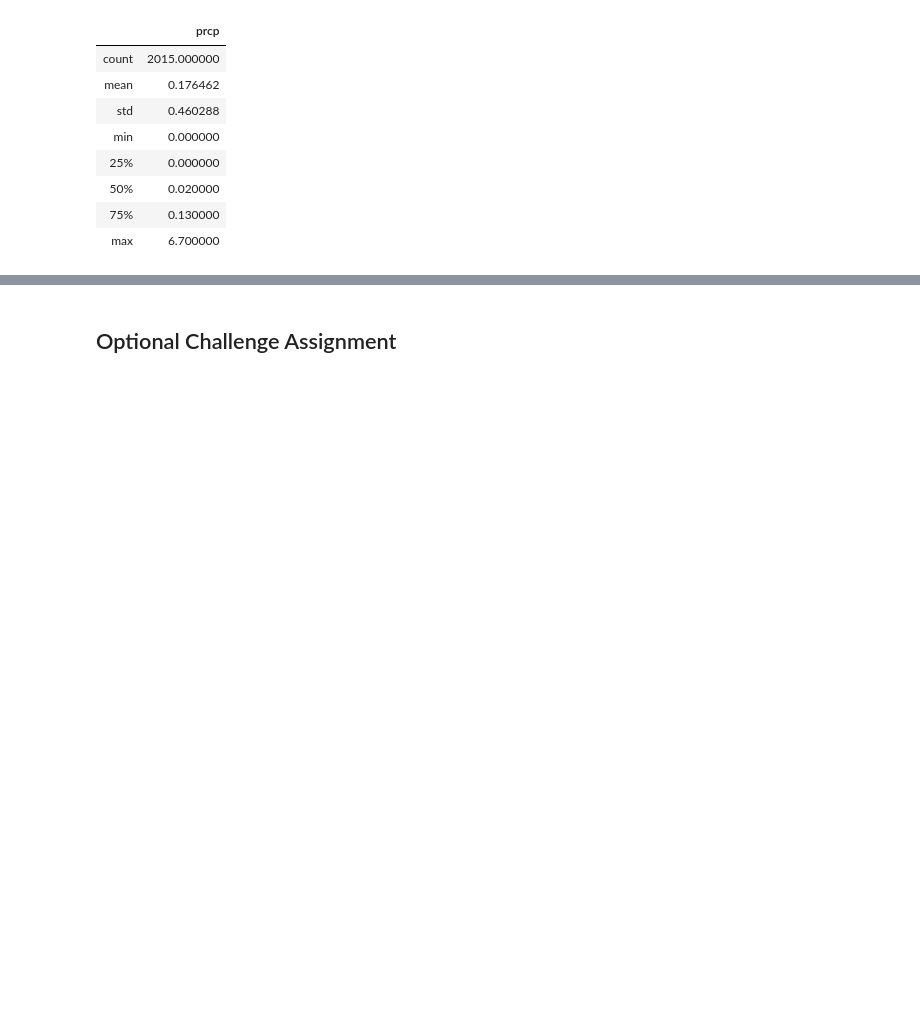
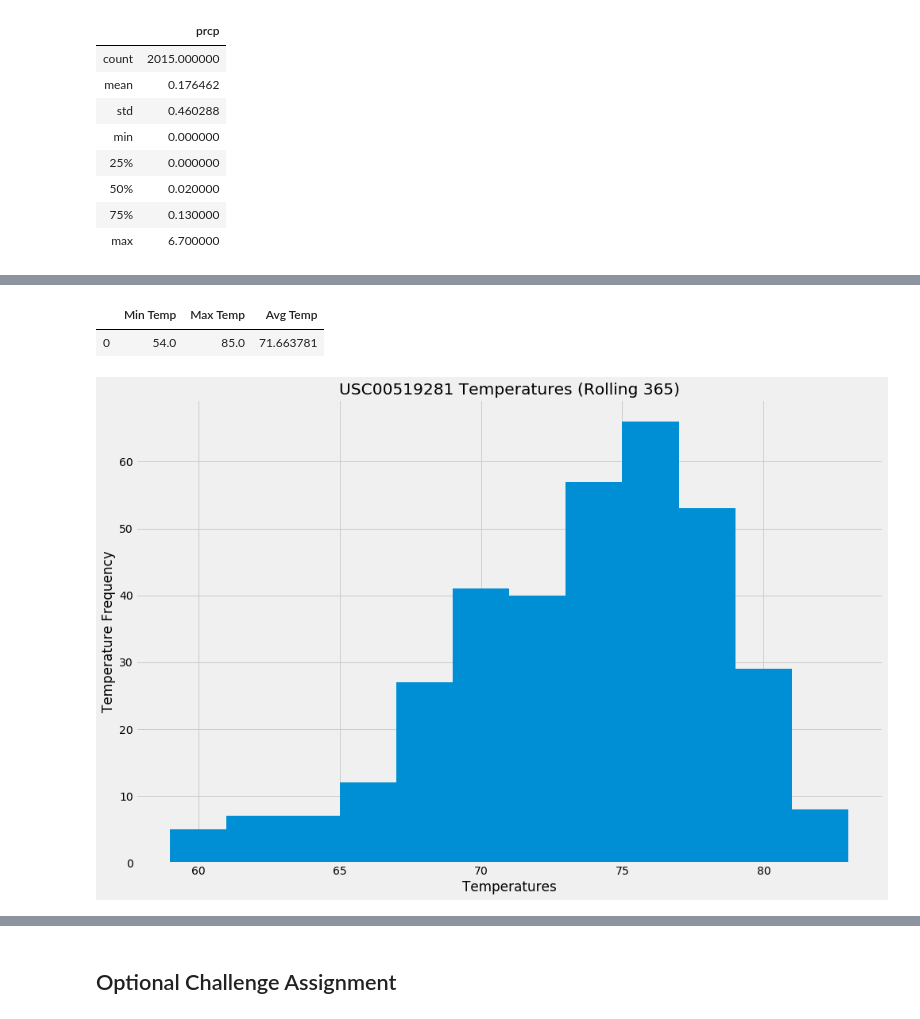
Before and after one commit to herge008/sqlalchemy-challenge, a Jupyter notebook: surfs_up.ipynb, the cells around one changed output, grey strips where cells are left out. Saved outputs shown, nothing was run; the diff lists cells and outputs as text; code cells hidden in the pictures; blank space fills up the shorter version.

```diff
--- a/surfs_up.ipynb
+++ b/surfs_up.ipynb
@@ -114,9 +122,32 @@ df.describe()
 # %%
 # Using the station id from the previous query, calculate the lowest temperature recorded,
 # highest temperature recorded, and average temperature of the most active station?
+station_stats=session.query(func.min(Measurement.tobs),func.max(Measurement.tobs),func.avg(Measurement.tobs)).\
+    filter(Measurement.station == 'USC00519281').all()
+df_station_stats = pd.DataFrame(station_stats, columns=['Min Temp', 'Max Temp', 'Avg Temp'])
+df_station_stats
+# %% [output]
+|  | Min Temp | Max Temp | Avg Temp |
+| 0 | 54.0 | 85.0 | 71.663781 |
 # %%
 # Choose the station with the highest number of temperature observations.
 # Query the last 12 months of temperature observation data for this station and plot the results as a histogram
+hist_data=session.query(Measurement.tobs).\
+    filter(Measurement.station == 'USC00519281').\
+    filter(Measurement.date >= dt.date(2017, 8, 23) - dt.timedelta(days=365)).all()
+
+hist_data_df=pd.DataFrame(hist_data)
+
+#plt.hist(hist_data_df["tobs"],bins=12)
+fig = plt.figure(figsize=(15, 10))
+ax = fig.add_subplot()
+ax.hist(hist_data_df["tobs"],bins=12)
+plt.ylabel("Temperature Frequency")
+plt.xlabel("Temperatures")
+plt.title("USC00519281 Temperatures (Rolling 365)")
+plt.show()
+# %% [output]
+[figure, added]
 # %%
 # This function called `calc_temps` will accept start date and end date in the format '%Y-%m-%d'
 # and return the minimum, average, and maximum temperatures for that range of dates
```
Also changed, not shown: parts of 17 cells of this notebook.
